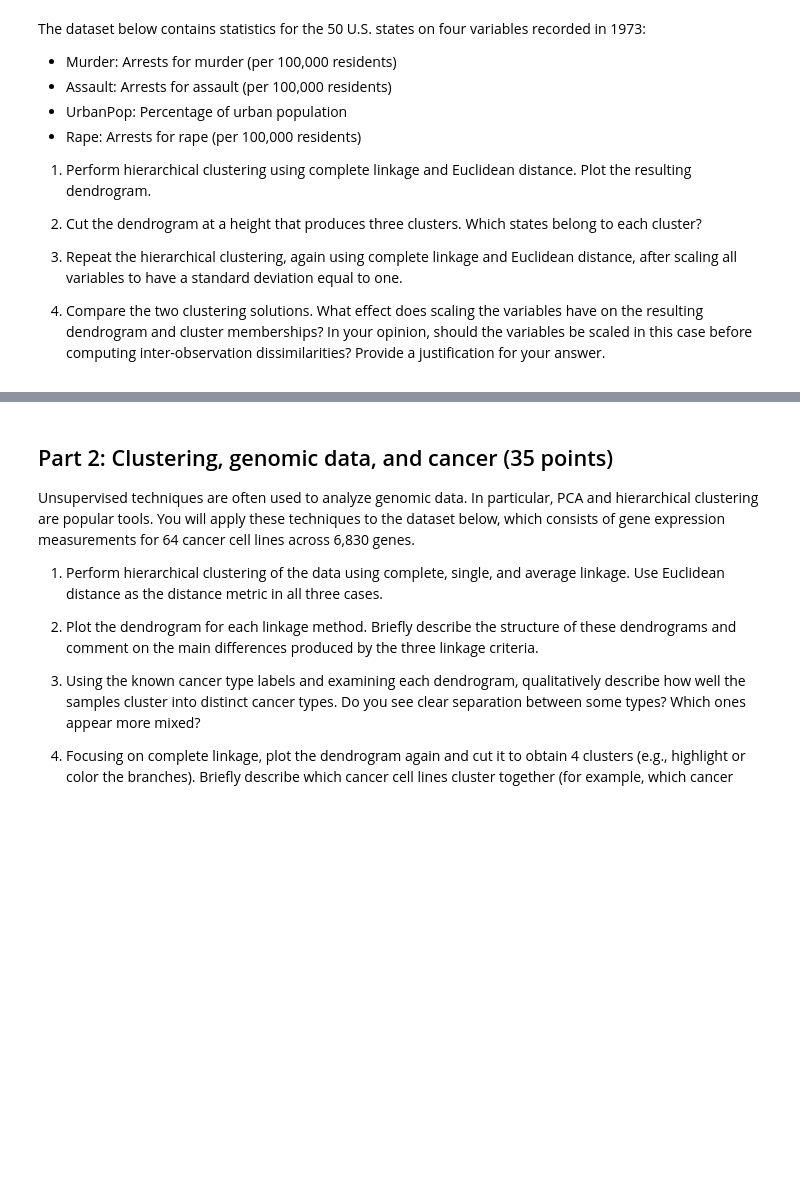
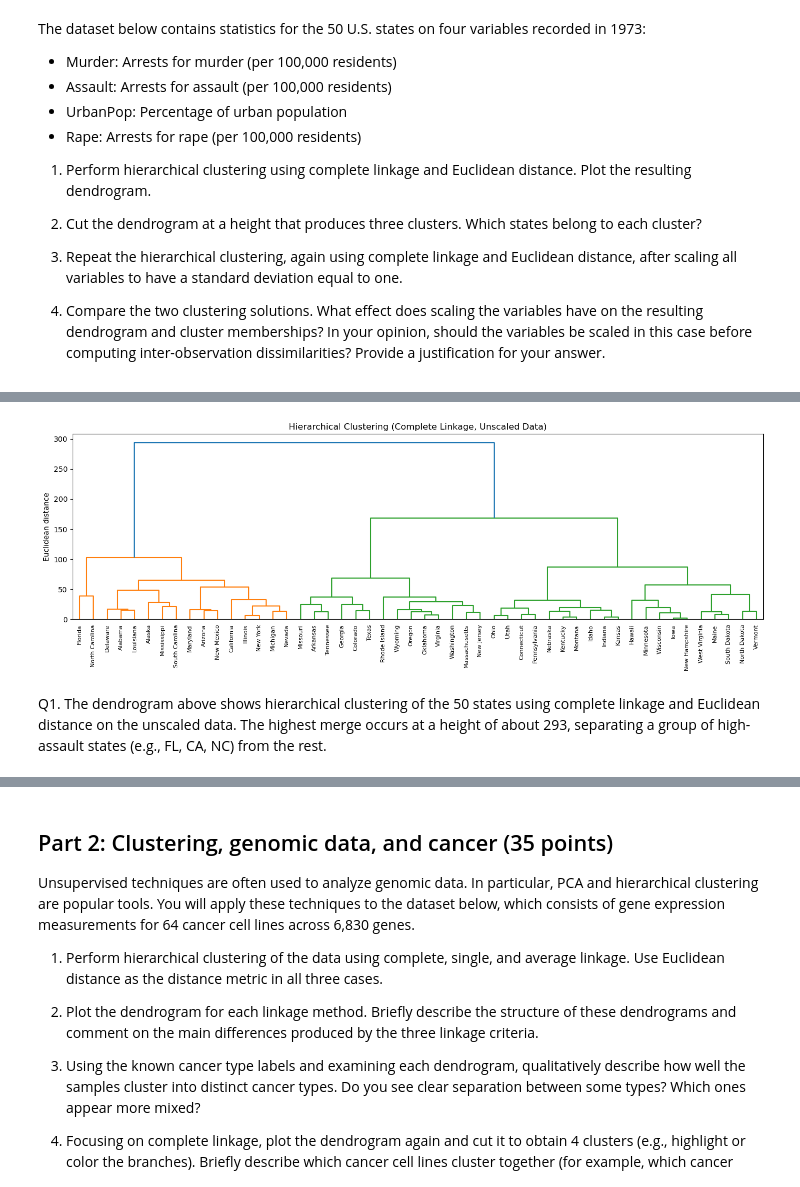
Before and after one commit to AudreyStelle/ML-Lab-3-Non-linear-Dimensionality-Reduction---t-SNE-and-UMAP, a Jupyter notebook: 08-clustering-real-data.ipynb, the cells around one changed output, grey strips where cells are left out. Cells and saved outputs as stored; diff of their text form; code cells hidden in the pictures; blank space fills up the shorter version.

Commit message:
Lab 08: complete Part 1 (state arrests clustering)
Co-Authored-By: Claude Opus 5.5 <noreply@anthropic.com>

```diff
--- a/08-clustering-real-data.ipynb
+++ b/08-clustering-real-data.ipynb
@@ -46,2 +53,18 @@ X.head() # This is the dataset to use
 # %%
 # USE AS MANY CELLS AS NEEDED
+from scipy.cluster.hierarchy import linkage, dendrogram, fcluster
+import matplotlib.pyplot as plt
+
+# Build the merge tree: complete linkage, Euclidean distance
+Z_raw = linkage(X, method="complete", metric="euclidean")
+
+plt.figure(figsize=(14, 5))
+dendrogram(Z_raw, labels=states, leaf_rotation=90, leaf_font_size=8)
+plt.title("Hierarchical Clustering (Complete Linkage, Unscaled Data)")
+plt.ylabel("Euclidean distance")
+plt.tight_layout()
+plt.show()
+# %% [output]
+[figure, added]
+# %% [markdown]
+Q1. The dendrogram above shows hierarchical clustering of the 50 states using complete linkage and Euclidean distance on the unscaled data. The highest merge occurs at a height of about 293, separating a group of high-assault states (e.g., FL, CA, NC) from the rest.
```
Also changed, not shown: parts of 9 cells of this notebook.
